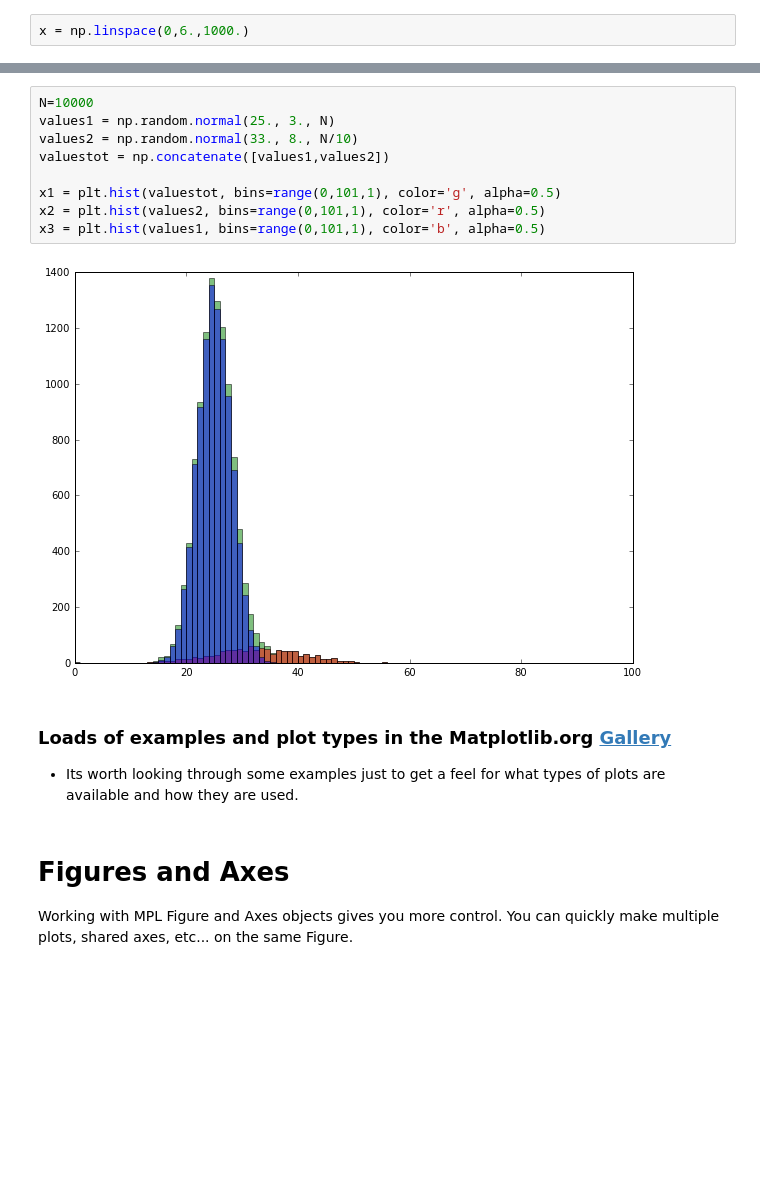
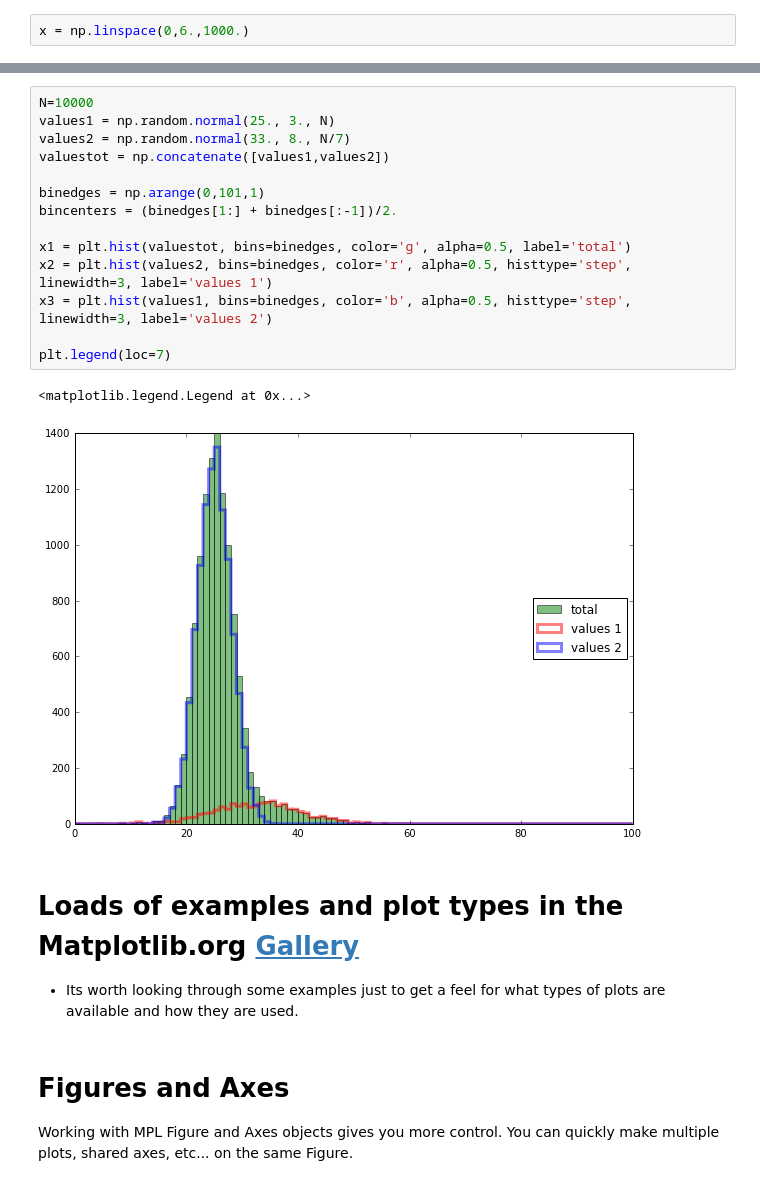
Before and after one commit to thehackerwithin/berkeley, a Jupyter notebook: python_matplotlib/Matplotlib_THW_tutorial.ipynb, the cells around one changed output, grey strips where cells are left out. Drawn from its saved outputs; the diff is of its cells as text; blank space fills up the shorter version.

Commit message:
Updated multi-axes and image sections

```diff
--- a/python_matplotlib/Matplotlib_THW_tutorial.ipynb
+++ b/python_matplotlib/Matplotlib_THW_tutorial.ipynb
@@ -128,16 +141,22 @@ plt.show()
 # %%
 N=10000
 values1 = np.random.normal(25., 3., N)
-values2 = np.random.normal(33., 8., N/10)
+values2 = np.random.normal(33., 8., N/7)
 valuestot = np.concatenate([values1,values2])
 
-x1 = plt.hist(valuestot, bins=range(0,101,1), color='g', alpha=0.5)
-x2 = plt.hist(values2, bins=range(0,101,1), color='r', alpha=0.5)
-x3 = plt.hist(values1, bins=range(0,101,1), color='b', alpha=0.5)
+binedges = np.arange(0,101,1)
+bincenters = (binedges[1:] + binedges[:-1])/2.
+
+x1 = plt.hist(valuestot, bins=binedges, color='g', alpha=0.5, label='total')
+x2 = plt.hist(values2, bins=binedges, color='r', alpha=0.5, histtype='step', linewidth=3, label='values 1')
+x3 = plt.hist(values1, bins=binedges, color='b', alpha=0.5, histtype='step', linewidth=3, label='values 2')
+
+plt.legend(loc=7)
 # %% [output]
+<matplotlib.legend.Legend at 0x...>
-[figure, old version]
+[figure, new version]
 # %% [markdown]
-### Loads of examples and plot types in the Matplotlib.org [Gallery](http://matplotlib.org/gallery.html)
+# Loads of examples and plot types in the Matplotlib.org [Gallery](http://matplotlib.org/gallery.html)
 * Its worth looking through some examples just to get a feel for what types of plots are available and how they are used.
 # %% [markdown]
 # Figures and Axes
```
Also changed, not shown: parts of 14 cells of this notebook, 1 other file.
